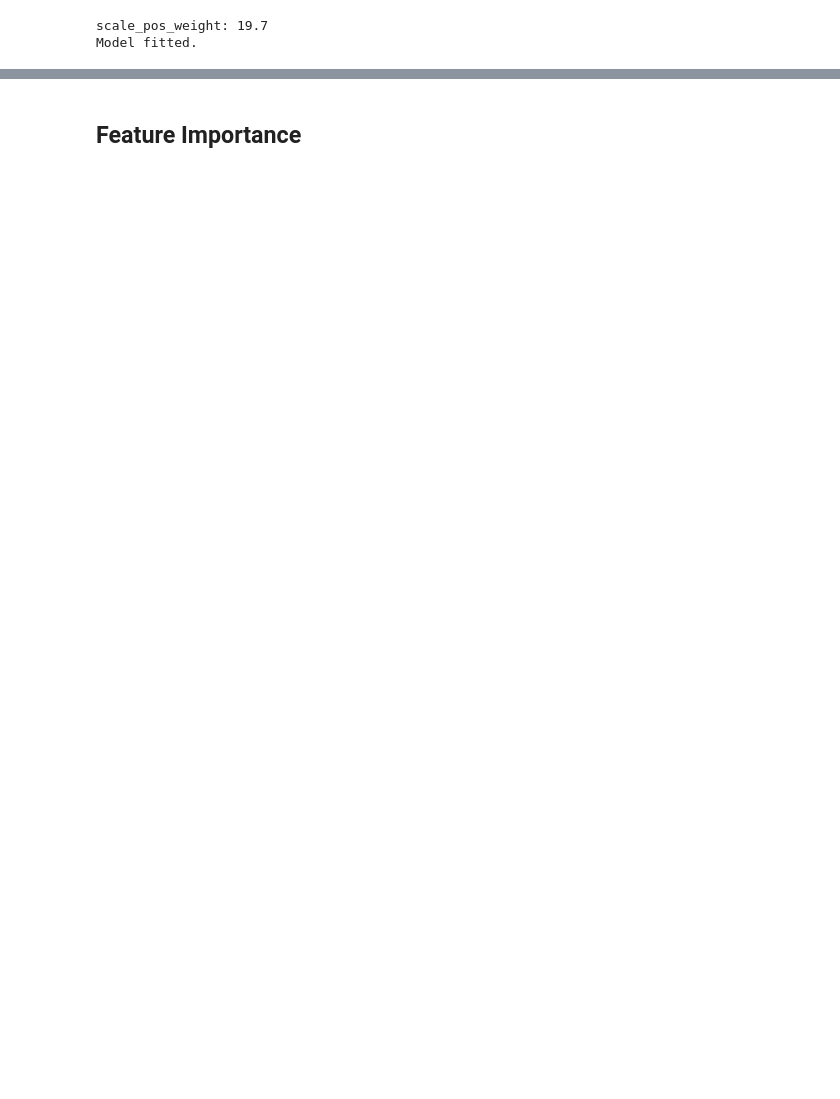
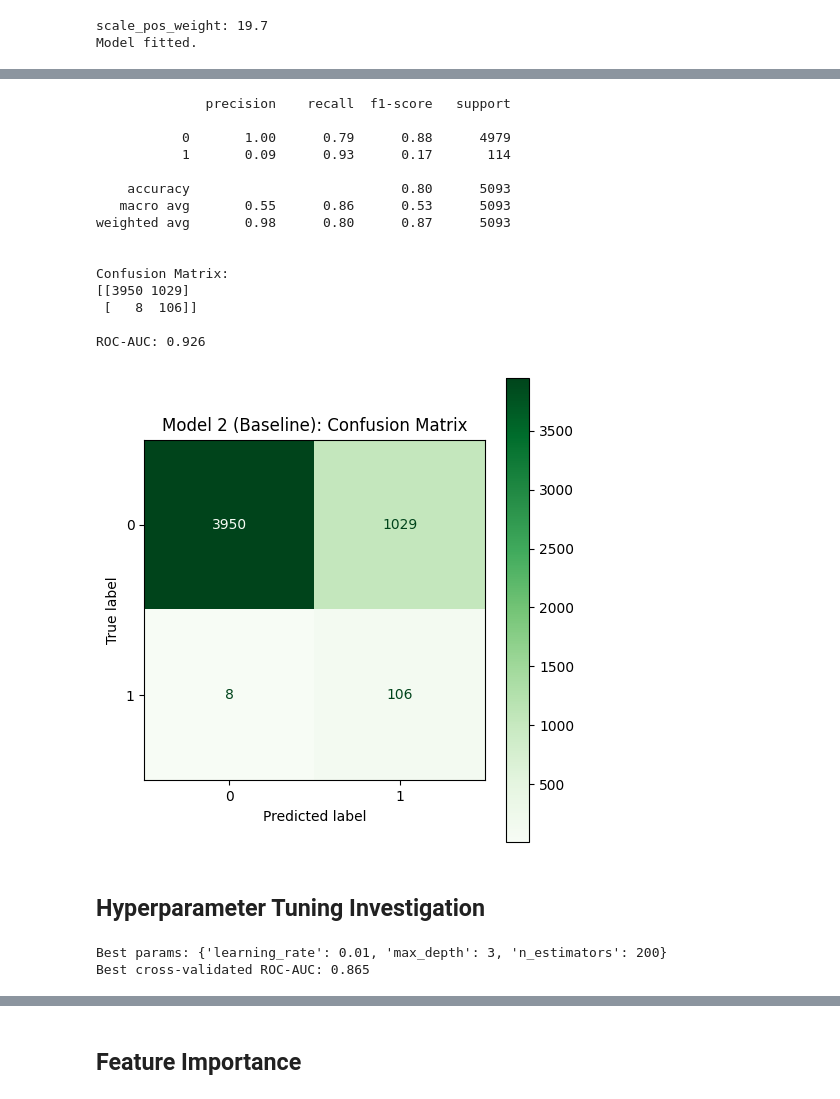
Before and after one commit to GopolangMmutlwaneCaptone/Risk-Concentration-Flagging, a Jupyter notebook: src/models/model2_xgboost.ipynb, the cells around one changed output, grey strips where cells are left out. Cells and saved outputs as stored; diff of their text form; code cells hidden in the pictures; blank space fills up the shorter version.

```diff
--- a/src/models/model2_xgboost.ipynb
+++ b/src/models/model2_xgboost.ipynb
@@ -70,0 +88,60 @@ Model fitted.
+# %%
+y_pred = model2.predict(X_test)
+y_pred_proba = model2.predict_proba(X_test)[:, 1]
+
+print(classification_report(y_test, y_pred))
+print(f'\nConfusion Matrix:\n{confusion_matrix(y_test, y_pred)}')
+print(f"\nROC-AUC: {roc_auc_score(y_test, y_pred_proba):.3f}")
+
+fig, ax = plt.subplots(figsize=(5, 5))
+ConfusionMatrixDisplay.from_predictions(y_test, y_pred, ax=ax, cmap="Greens")
+ax.set_title("Model 2 (Baseline): Confusion Matrix")
+plt.tight_layout()
+plt.savefig(os.path.join(REPORTS_DIR, "charts", "model2_confusion_matrix.png"), dpi=100)
+plt.show()
+# %% [output]
+              precision    recall  f1-score   support
+
+           0       1.00      0.79      0.88      4979
+           1       0.09      0.93      0.17       114
+
+    accuracy                           0.80      5093
+   macro avg       0.55      0.86      0.53      5093
+weighted avg       0.98      0.80      0.87      5093
+
+
+Confusion Matrix:
+[[3950 1029]
+ [   8  106]]
+
+ROC-AUC: 0.926
+[figure, added]
+# %% [markdown]
+## Hyperparameter Tuning Investigation
+# %%
+from sklearn.model_selection import GridSearchCV, TimeSeriesSplit
+
+tscv = TimeSeriesSplit(n_splits=5)
+
+param_grid = {
+    "max_depth": [3, 4, 5, 6],
+    "learning_rate": [0.01, 0.05, 0.1, 0.2],
+    "n_estimators": [50, 100, 200]
+}
+
+grid_search = GridSearchCV(
+    XGBClassifier(scale_pos_weight=scale_pos_weight, random_state=42, eval_metric="logloss"),
+    param_grid,
+    scoring="roc_auc",
+    cv=tscv,
+    n_jobs=-1
+)
+grid_search.fit(X_train, y_train)
+
+print(f"Best params: {grid_search.best_params_}")
+print(f"Best cross-validated ROC-AUC: {grid_search.best_score_:.3f}")
+
+model2 = grid_search.best_estimator_
+# %% [output]
+Best params: {'learning_rate': 0.01, 'max_depth': 3, 'n_estimators': 200}
+Best cross-validated ROC-AUC: 0.865
```
Also changed, not shown: parts of 14 cells of this notebook.
